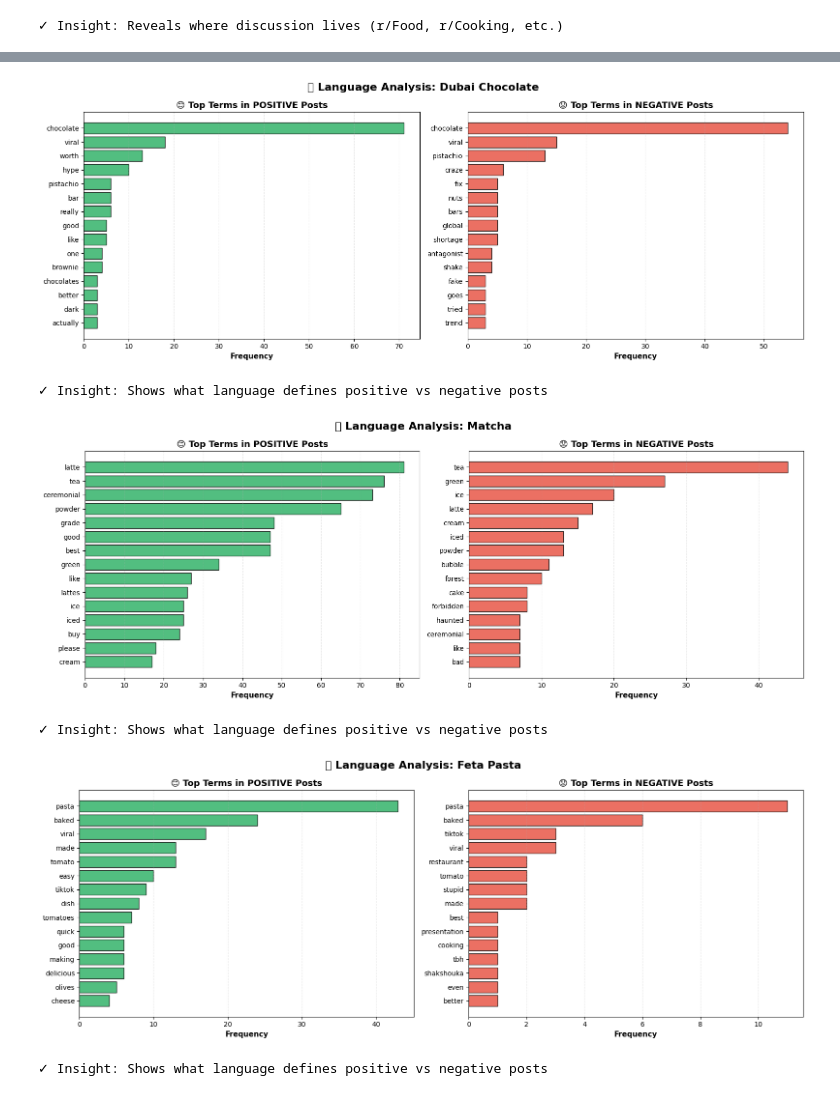
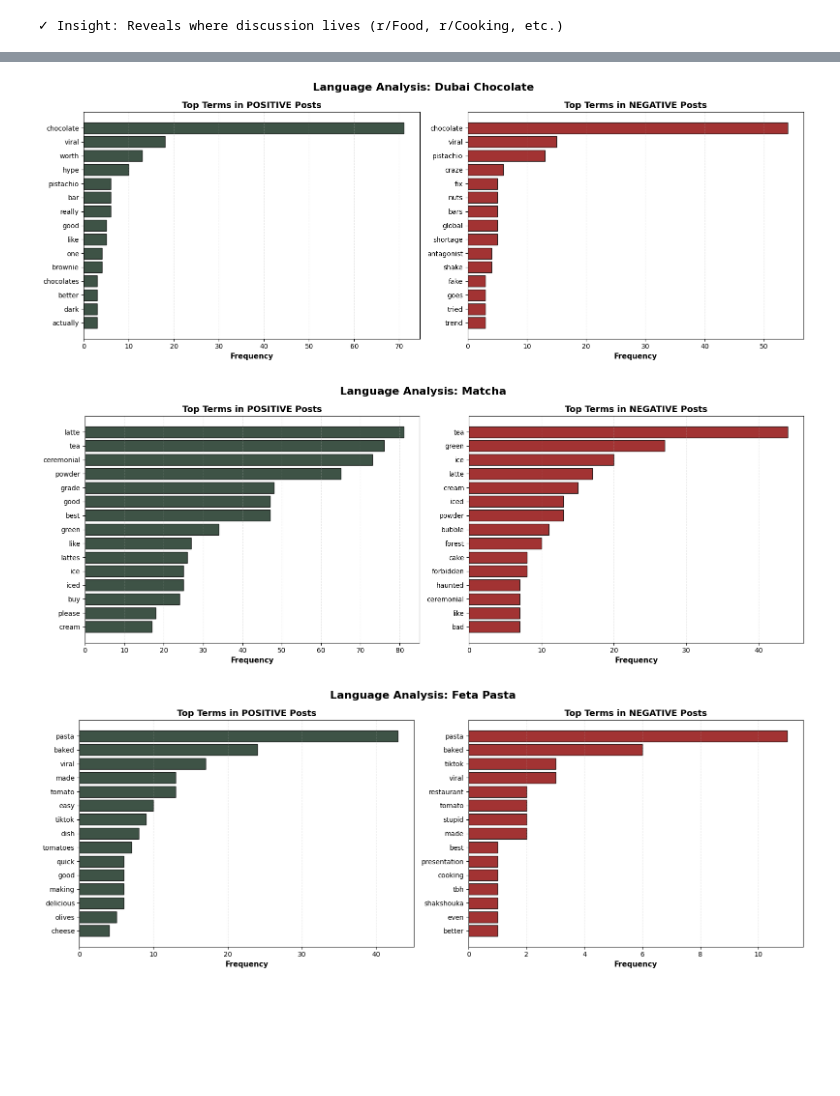
Before and after one commit to kzumreen/FoodTrendsPrediction, a Jupyter notebook: Reddit_Access.ipynb, the cells around one changed output, grey strips where cells are left out. Drawn from its saved outputs; the diff is of its cells as text; code cells hidden in the pictures; blank space fills up the shorter version.

```diff
--- a/Reddit_Access.ipynb
+++ b/Reddit_Access.ipynb
@@ -1389,8 +1367,6 @@ plot_word_clouds_dark_colors(df_trends)
 # %%
 def plot_top_terms_by_sentiment(df_trends, trend_id='matcha'):
-    """
-    Show what words appear in positive vs negative posts
-    """
+
     trend_df = df_trends[df_trends['Trend_ID'] == trend_id].copy()
 
     if len(trend_df) < 20:
@@ -1419,43 +1395,39 @@ def plot_top_terms_by_sentiment(df_trends, trend_id='matcha'):
     # Plot
     fig, (ax1, ax2) = plt.subplots(1, 2, figsize=(16, 6))
 
     # Positive words
     if pos_words:
         words, counts = zip(*pos_words)
-        ax1.barh(range(len(words)), counts, color='#27AE60', alpha=0.8, edgecolor='black')
+        ax1.barh(range(len(words)), counts, color='#0D2818', alpha=0.8, edgecolor='black')
         ax1.set_yticks(range(len(words)))
         ax1.set_yticklabels(words)
         ax1.invert_yaxis()
         ax1.set_xlabel('Frequency', fontsize=11, fontweight='bold')
-        ax1.set_title('😊 Top Terms in POSITIVE Posts', fontsize=13, fontweight='bold')
+        ax1.set_title('Top Terms in POSITIVE Posts', fontsize=13, fontweight='bold')
         ax1.grid(True, alpha=0.3, axis='x', linestyle='--')
 
     # Negative words
     if neg_words:
         words, counts = zip(*neg_words)
-        ax2.barh(range(len(words)), counts, color='#E74C3C', alpha=0.8, edgecolor='black')
+        ax2.barh(range(len(words)), counts, color='#8B0000', alpha=0.8, edgecolor='black')
         ax2.set_yticks(range(len(words)))
         ax2.set_yticklabels(words)
         ax2.invert_yaxis()
         ax2.set_xlabel('Frequency', fontsize=11, fontweight='bold')
-        ax2.set_title('😟 Top Terms in NEGATIVE Posts', fontsize=13, fontweight='bold')
+        ax2.set_title('Top Terms in NEGATIVE Posts', fontsize=13, fontweight='bold')
         ax2.grid(True, alpha=0.3, axis='x', linestyle='--')
 
-    fig.suptitle(f'📝 Language Analysis: {trend_id.replace("-", " ").title()}',
+    fig.suptitle(f'Language Analysis: {trend_id.replace("-", " ").title()}',
                  fontsize=16, fontweight='bold')
     plt.tight_layout()
     plt.show()
 
-    print(f"✓ Insight: Shows what language defines positive vs negative posts")
 
 # Run for each trend
 for trend in trends_to_analyze:
     plot_top_terms_by_sentiment(df_trends, trend)
 # %% [output]
-[figure, old version]
+[figure, new version]
-✓ Insight: Shows what language defines positive vs negative posts
-[figure, old version]
+[figure, new version]
-✓ Insight: Shows what language defines positive vs negative posts
-[figure, old version]
+[figure, new version]
-✓ Insight: Shows what language defines positive vs negative posts
 # %%
```
Also changed, not shown: parts of 5 cells of this notebook.
